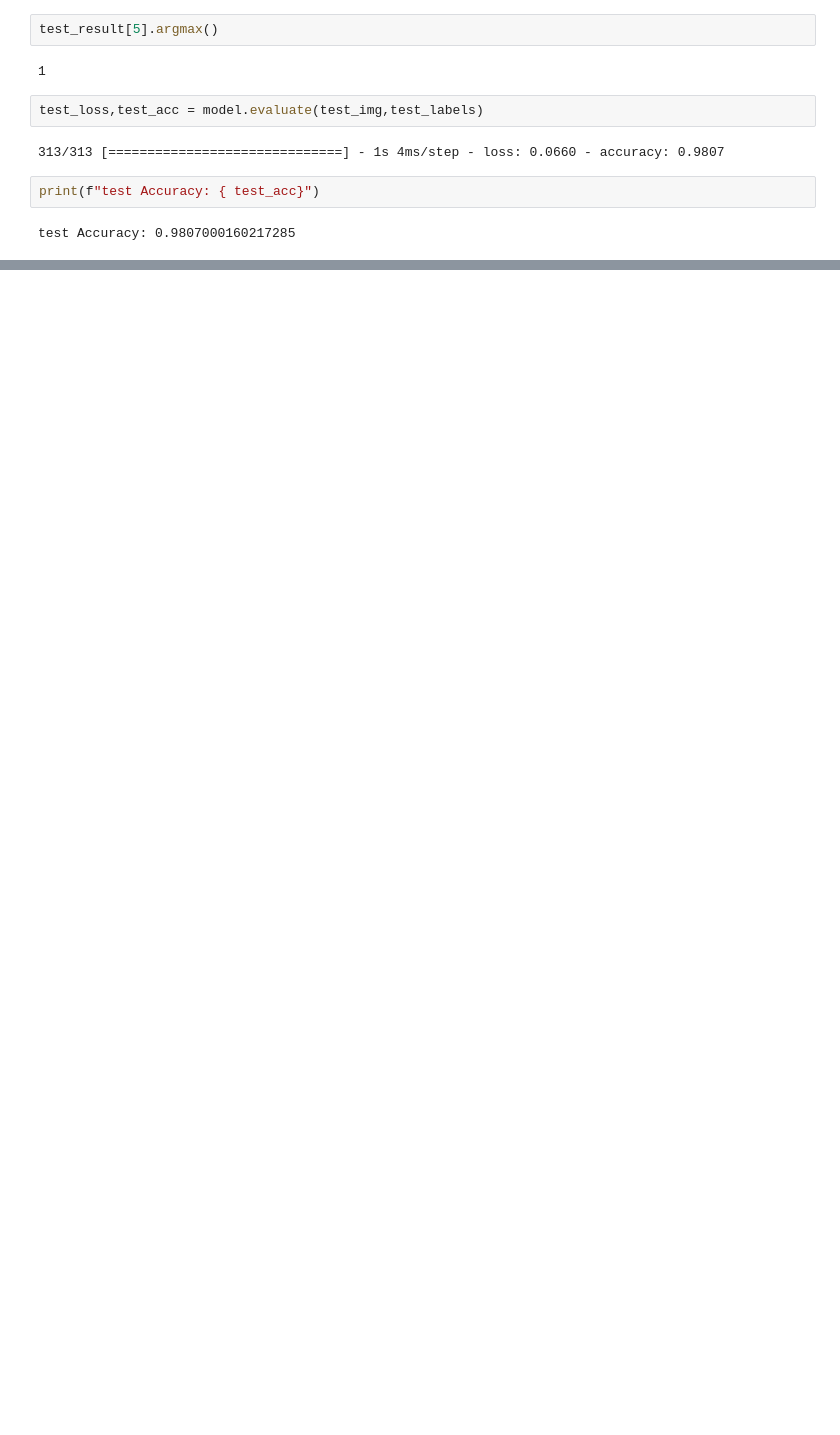
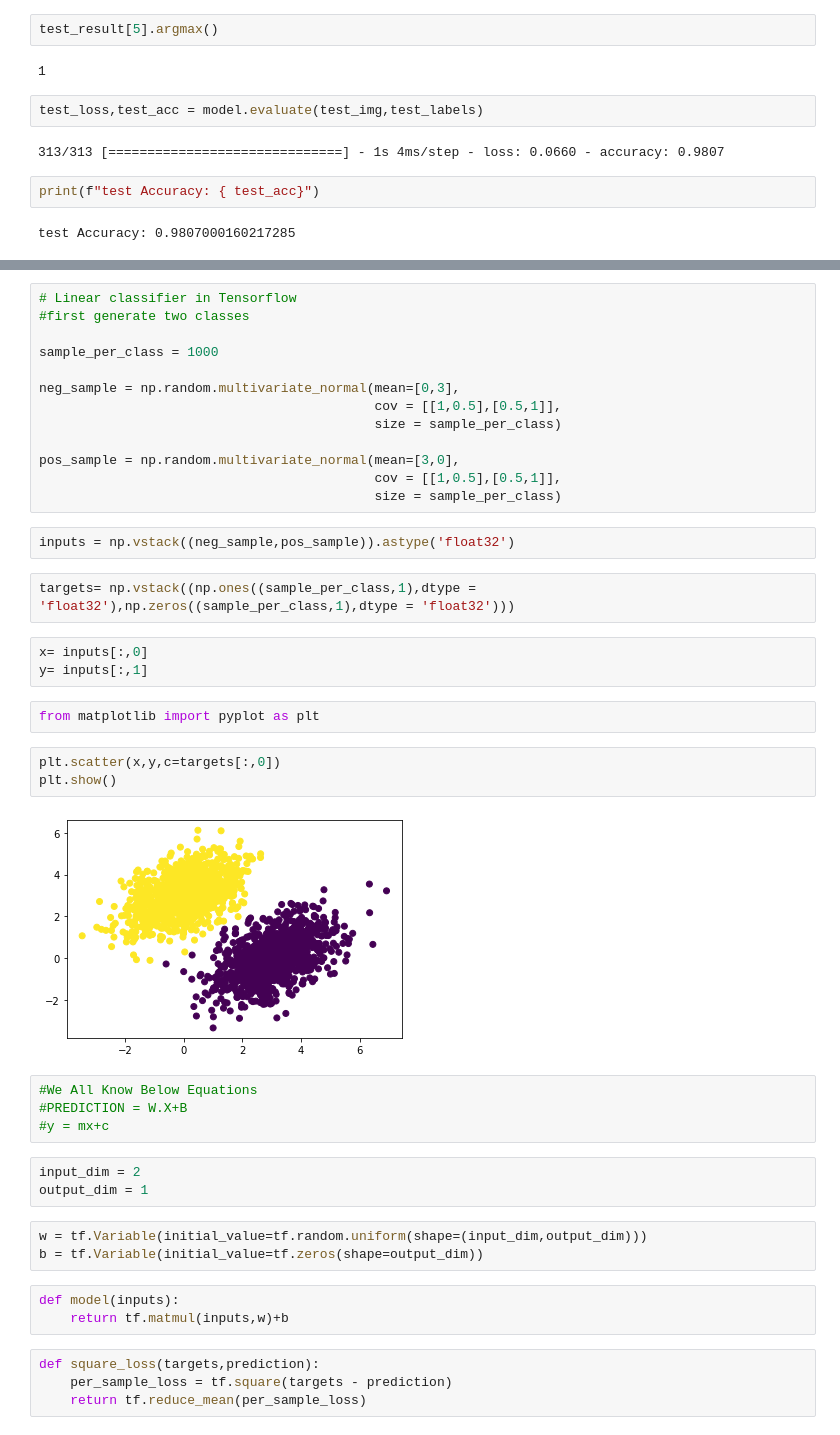
Before and after one commit to sainisatish/DeepLearningFromScratch, a Jupyter notebook: Hello_World.ipynb, the cells around one changed output, grey strips where cells are left out. Drawn from its saved outputs; the diff is of its cells as text; blank space fills up the shorter version.

```diff
--- a/Hello_World.ipynb
+++ b/Hello_World.ipynb
@@ -87,0 +116,44 @@ test Accuracy: 0.9807000160217285
+# %%
+# Linear classifier in Tensorflow
+#first generate two classes
+
+sample_per_class = 1000
+
+neg_sample = np.random.multivariate_normal(mean=[0,3],
+                                           cov = [[1,0.5],[0.5,1]],
+                                           size = sample_per_class)
+
+pos_sample = np.random.multivariate_normal(mean=[3,0],
+                                           cov = [[1,0.5],[0.5,1]],
+                                           size = sample_per_class)
+# %%
+inputs = np.vstack((neg_sample,pos_sample)).astype('float32')
+# %%
+targets= np.vstack((np.ones((sample_per_class,1),dtype = 'float32'),np.zeros((sample_per_class,1),dtype = 'float32')))
+# %%
+x= inputs[:,0]
+y= inputs[:,1]
+# %%
+from matplotlib import pyplot as plt
+# %%
+plt.scatter(x,y,c=targets[:,0])
+plt.show()
+# %% [output]
+[figure, added]
+# %%
+#We All Know Below Equations
+#PREDICTION = W.X+B
+#y = mx+c
+# %%
+input_dim = 2
+output_dim = 1
+# %%
+w = tf.Variable(initial_value=tf.random.uniform(shape=(input_dim,output_dim)))
+b = tf.Variable(initial_value=tf.zeros(shape=output_dim))
+# %%
+def model(inputs):
+    return tf.matmul(inputs,w)+b
+# %%
+def square_loss(targets,prediction):
+    per_sample_loss = tf.square(targets - prediction)
+    return tf.reduce_mean(per_sample_loss)
```
Also changed, not shown: parts of 9 cells of this notebook.
